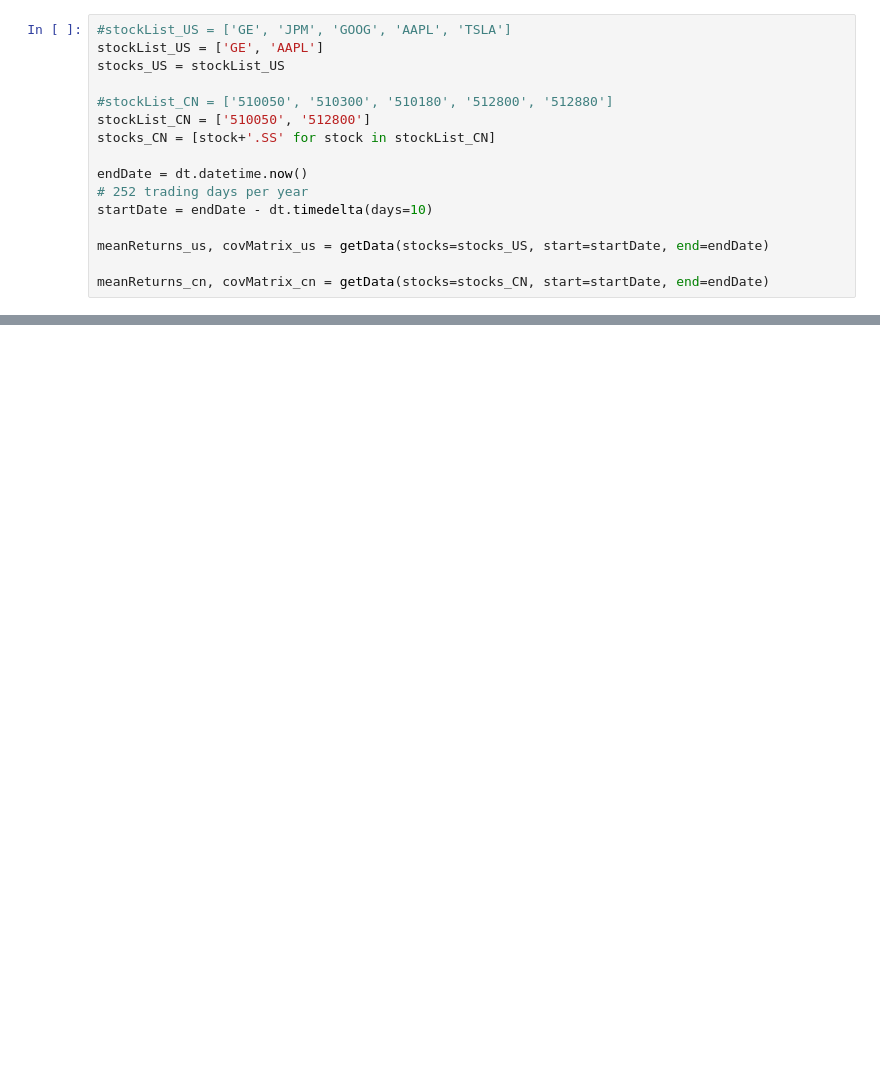
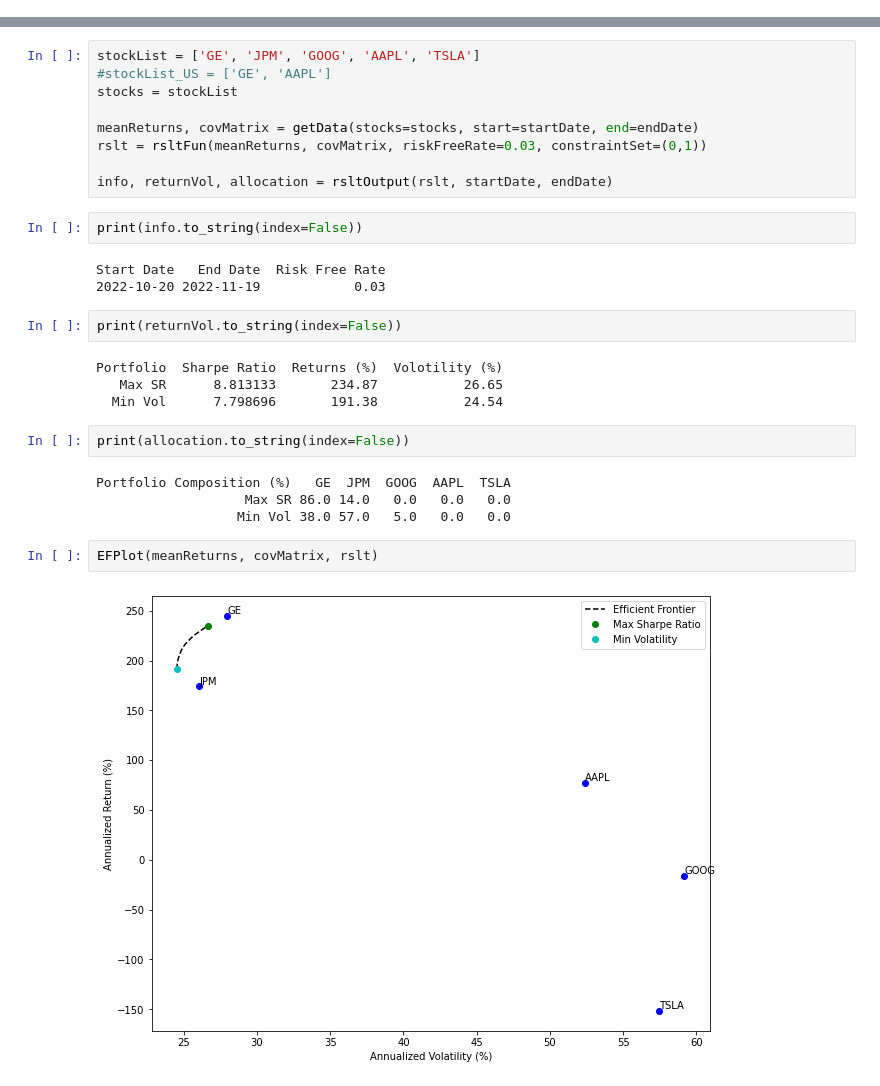
Before and after one commit to yu-jingtian/fin_py, a Jupyter notebook: eff_front.ipynb, the cells around one changed output, grey strips where cells are left out. Saved outputs shown, nothing was run; the diff lists cells and outputs as text; blank space fills up the shorter version.

```diff
--- a/eff_front.ipynb
+++ b/eff_front.ipynb
@@ -143,16 +258,0 @@ def EF_graph(meanReturns, covMatrix, riskFreeRate=0, constraintSet=(0,1)):
-# %%
-#stockList_US = ['GE', 'JPM', 'GOOG', 'AAPL', 'TSLA']
-stockList_US = ['GE', 'AAPL']
-stocks_US = stockList_US
-
-#stockList_CN = ['510050', '510300', '510180', '512800', '512880']
-stockList_CN = ['510050', '512800']
-stocks_CN = [stock+'.SS' for stock in stockList_CN]
-
-endDate = dt.datetime.now()
-# 252 trading days per year
-startDate = endDate - dt.timedelta(days=10)
-
-meanReturns_us, covMatrix_us = getData(stocks=stocks_US, start=startDate, end=endDate)
-
-meanReturns_cn, covMatrix_cn = getData(stocks=stocks_CN, start=startDate, end=endDate)
@@ -186,0 +259,30 @@ EF_graph(meanReturns_cn, covMatrix_cn, riskFreeRate=0.02, constraintSet=(0,1))
+# %%
+stockList = ['GE', 'JPM', 'GOOG', 'AAPL', 'TSLA']
+#stockList_US = ['GE', 'AAPL']
+stocks = stockList
+
+meanReturns, covMatrix = getData(stocks=stocks, start=startDate, end=endDate)
+rslt = rsltFun(meanReturns, covMatrix, riskFreeRate=0.03, constraintSet=(0,1))
+
+info, returnVol, allocation = rsltOutput(rslt, startDate, endDate)
+# %%
+print(info.to_string(index=False))
+# %% [output]
+Start Date   End Date  Risk Free Rate
+2022-10-20 2022-11-19            0.03
+# %%
+print(returnVol.to_string(index=False))
+# %% [output]
+Portfolio  Sharpe Ratio  Returns (%)  Volotility (%)
+   Max SR      8.813133       234.87           26.65
+  Min Vol      7.798696       191.38           24.54
+# %%
+print(allocation.to_string(index=False))
+# %% [output]
+Portfolio Composition (%)   GE  JPM  GOOG  AAPL  TSLA
+                   Max SR 86.0 14.0   0.0   0.0   0.0
+                  Min Vol 38.0 57.0   5.0   0.0   0.0
+# %%
+EFPlot(meanReturns, covMatrix, rslt)
+# %% [output]
+[figure, added]
```
Also changed, not shown: parts of 10 cells of this notebook.
